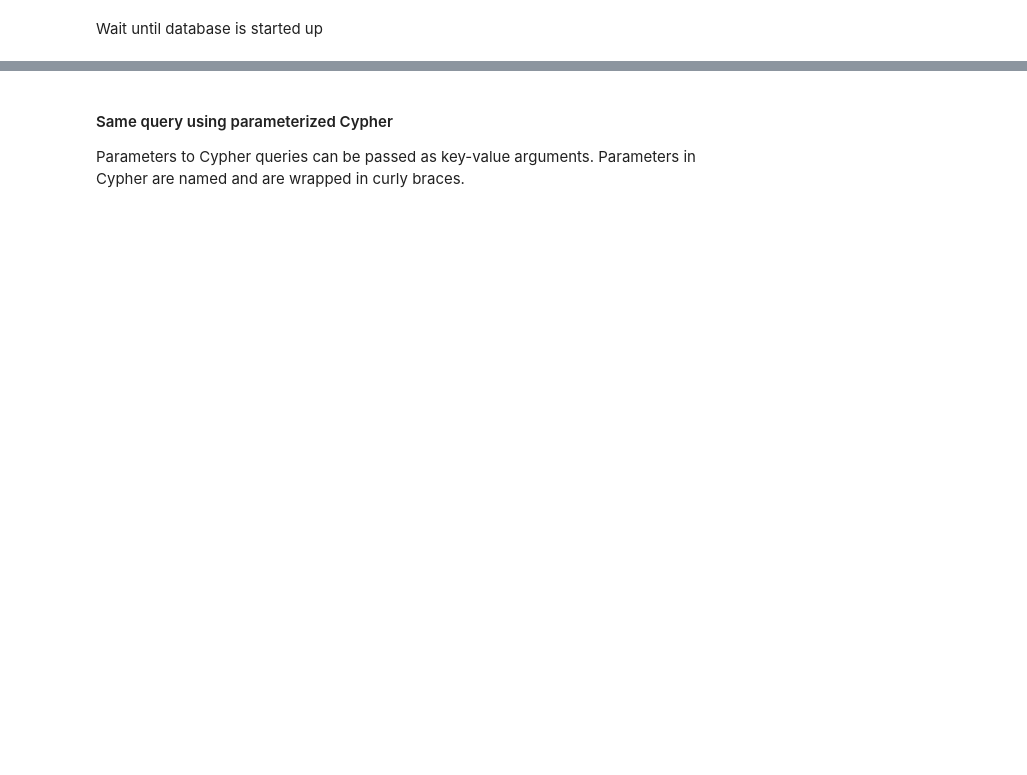
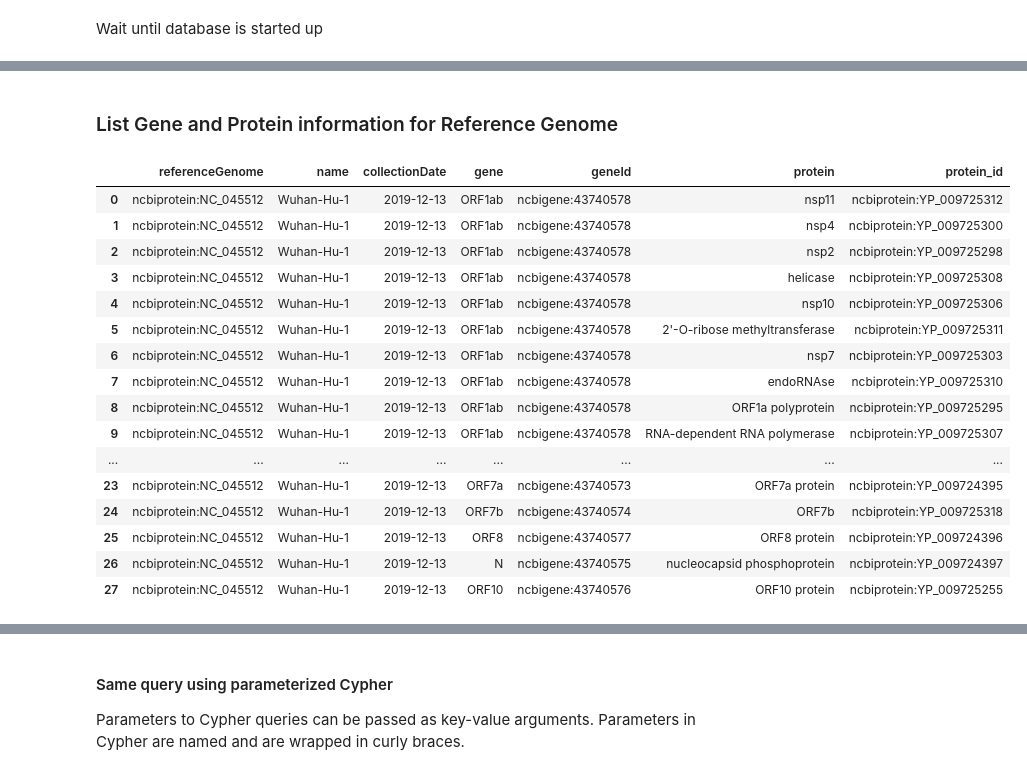
Before and after one commit to covid-19-net/covid-19-community, a Jupyter notebook: notebooks/3-ExampleQueries.ipynb, the cells around one changed output, grey strips where cells are left out. Cells and saved outputs as stored; diff of their text form; code cells hidden in the pictures; blank space fills up the shorter version.

```diff
--- a/notebooks/3-ExampleQueries.ipynb
+++ b/notebooks/3-ExampleQueries.ipynb
@@ -100,0 +101,28 @@ graph.run(query).to_data_frame()
+# %% [markdown]
+### List Gene and Protein information for Reference Genome
+# %%
+query = """
+MATCH (s:Strain)-[:HAS]->(g:Gene)-[:ENCODES]->(p:Protein)
+RETURN s.id as referenceGenome, s.name as name, s.collectionDate  as collectionDate,
+       g.name as gene, g.id as geneId, p.name as protein, p.id as protein_id
+ORDER by s.collectionDate
+"""
+graph.run(query).to_data_frame()
+# %% [output]
+|  | referenceGenome | name | collectionDate | gene | geneId | protein | protein_id |
+| 0 | ncbiprotein:NC_045512 | Wuhan-Hu-1 | 2019-12-13 | ORF1ab | ncbigene:43740578 | nsp11 | ncbiprotein:YP_009725312 |
+| 1 | ncbiprotein:NC_045512 | Wuhan-Hu-1 | 2019-12-13 | ORF1ab | ncbigene:43740578 | nsp4 | ncbiprotein:YP_009725300 |
+| 2 | ncbiprotein:NC_045512 | Wuhan-Hu-1 | 2019-12-13 | ORF1ab | ncbigene:43740578 | nsp2 | ncbiprotein:YP_009725298 |
+| 3 | ncbiprotein:NC_045512 | Wuhan-Hu-1 | 2019-12-13 | ORF1ab | ncbigene:43740578 | helicase | ncbiprotein:YP_009725308 |
+| 4 | ncbiprotein:NC_045512 | Wuhan-Hu-1 | 2019-12-13 | ORF1ab | ncbigene:43740578 | nsp10 | ncbiprotein:YP_009725306 |
+| 5 | ncbiprotein:NC_045512 | Wuhan-Hu-1 | 2019-12-13 | ORF1ab | ncbigene:43740578 | 2'-O-ribose methyltransferase | ncbiprotein:YP_009725311 |
+| 6 | ncbiprotein:NC_045512 | Wuhan-Hu-1 | 2019-12-13 | ORF1ab | ncbigene:43740578 | nsp7 | ncbiprotein:YP_009725303 |
+| 7 | ncbiprotein:NC_045512 | Wuhan-Hu-1 | 2019-12-13 | ORF1ab | ncbigene:43740578 | endoRNAse | ncbiprotein:YP_009725310 |
+| 8 | ncbiprotein:NC_045512 | Wuhan-Hu-1 | 2019-12-13 | ORF1ab | ncbigene:43740578 | ORF1a polyprotein | ncbiprotein:YP_009725295 |
+| 9 | ncbiprotein:NC_045512 | Wuhan-Hu-1 | 2019-12-13 | ORF1ab | ncbigene:43740578 | RNA-dependent RNA polymerase | ncbiprotein:YP_009725307 |
+| ... | ... | ... | ... | ... | ... | ... | ... |
+| 23 | ncbiprotein:NC_045512 | Wuhan-Hu-1 | 2019-12-13 | ORF7a | ncbigene:43740573 | ORF7a protein | ncbiprotein:YP_009724395 |
+| 24 | ncbiprotein:NC_045512 | Wuhan-Hu-1 | 2019-12-13 | ORF7b | ncbigene:43740574 | ORF7b | ncbiprotein:YP_009725318 |
+| 25 | ncbiprotein:NC_045512 | Wuhan-Hu-1 | 2019-12-13 | ORF8 | ncbigene:43740577 | ORF8 protein | ncbiprotein:YP_009724396 |
+| 26 | ncbiprotein:NC_045512 | Wuhan-Hu-1 | 2019-12-13 | N | ncbigene:43740575 | nucleocapsid phosphoprotein | ncbiprotein:YP_009724397 |
+| 27 | ncbiprotein:NC_045512 | Wuhan-Hu-1 | 2019-12-13 | ORF10 | ncbigene:43740576 | ORF10 protein | ncbiprotein:YP_009725255 |
```
Also changed, not shown: parts of 32 cells of this notebook, 54 other files.
